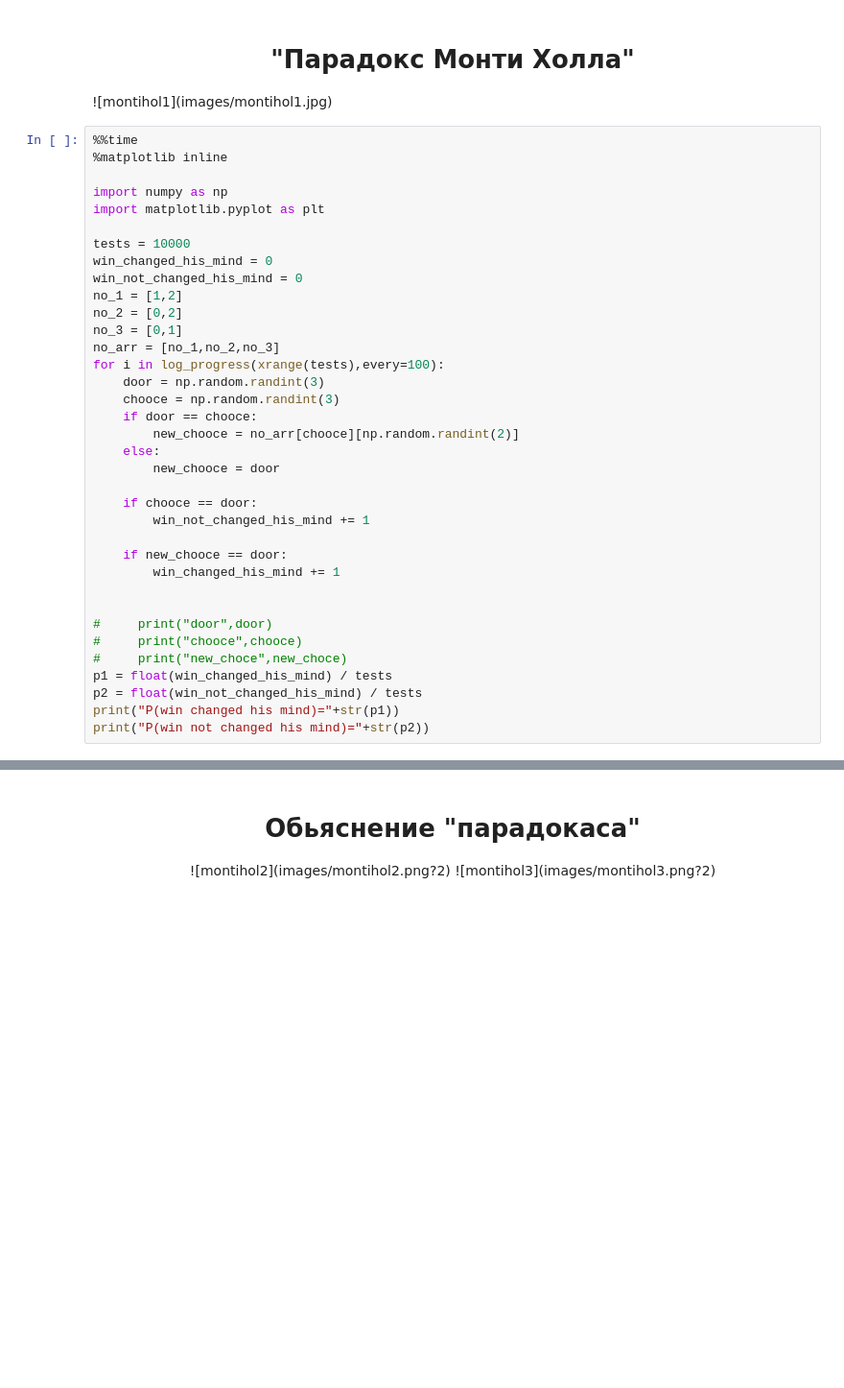
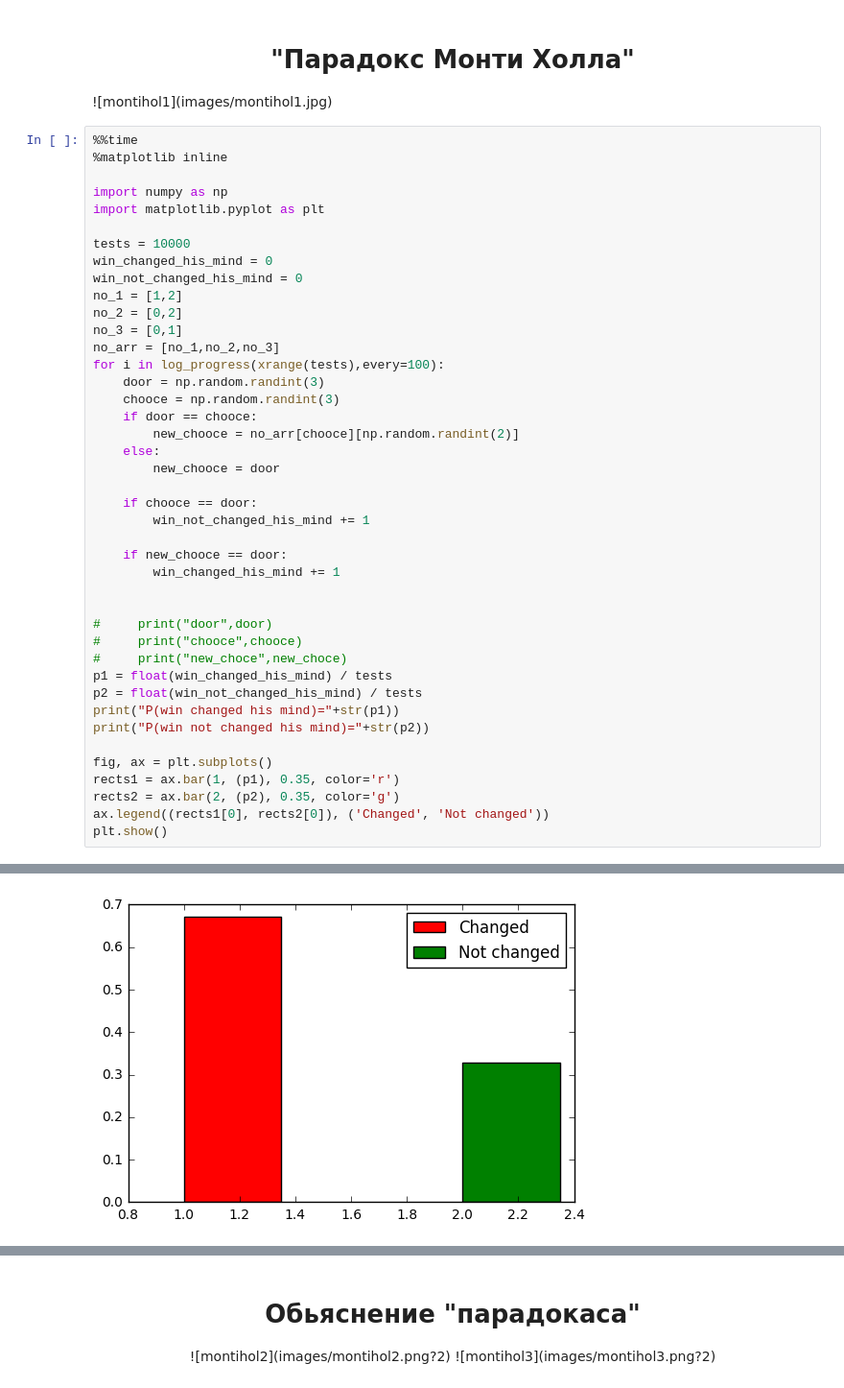
Before and after one commit to izhleba/public_math_prob, a Jupyter notebook: base_prob.ipynb, the cells around one changed output, grey strips where cells are left out. Shown: that part at 96% size. Saved outputs shown, nothing was run; the diff lists cells and outputs as text; blank space fills up the shorter version.

```diff
--- a/base_prob.ipynb
+++ b/base_prob.ipynb
@@ -238,4 +254,10 @@ p1 = float(win_changed_his_mind) / tests
 p2 = float(win_not_changed_his_mind) / tests
 print("P(win changed his mind)="+str(p1))
 print("P(win not changed his mind)="+str(p2))
+
+fig, ax = plt.subplots()
+rects1 = ax.bar(1, (p1), 0.35, color='r')
+rects2 = ax.bar(2, (p2), 0.35, color='g')
+ax.legend((rects1[0], rects2[0]), ('Changed', 'Not changed'))
+plt.show()
 # %% [output]
@@ -245,0 +266 @@ Wall time: 429 ms
+[figure, added]
```
Also changed, not shown: parts of 17 cells of this notebook, 7 other files.
